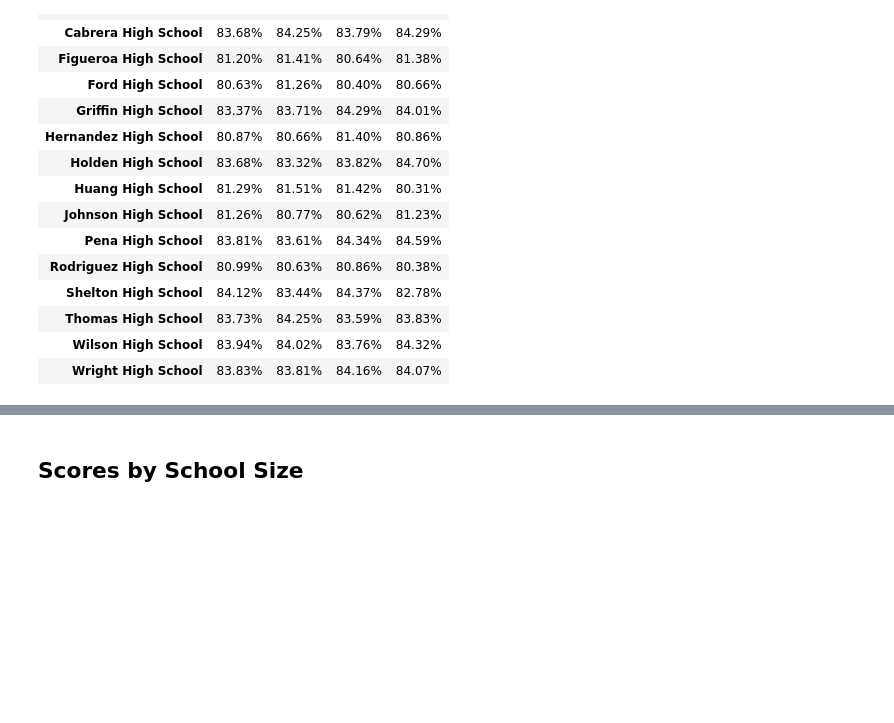
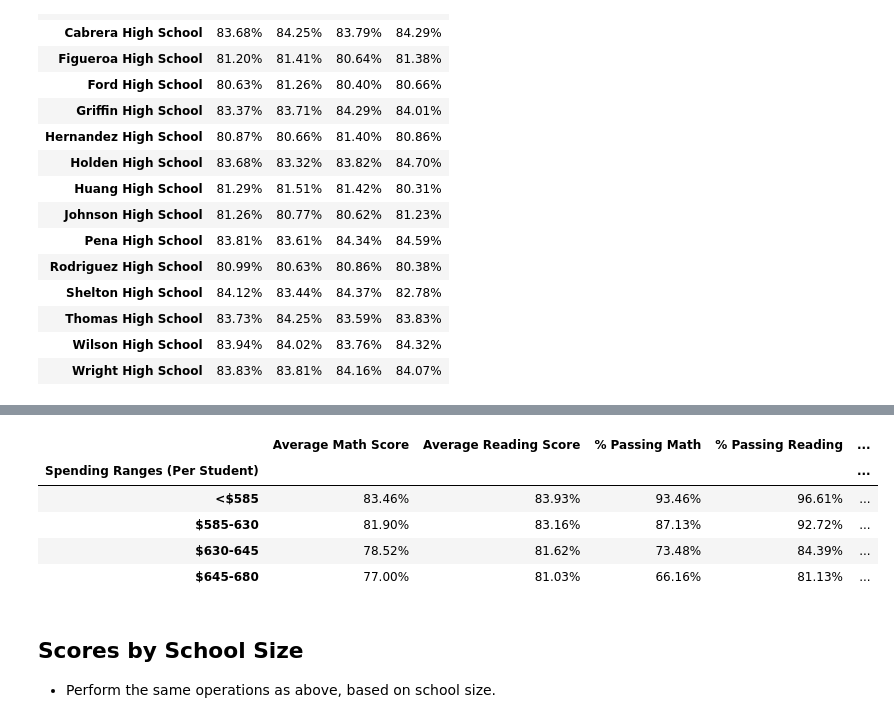
Before and after one commit to engeljason/pandas_playground, a Jupyter notebook: PyCitySchools/PyCitySchools_starter.ipynb, the cells around one changed output, grey strips where cells are left out. Saved outputs shown, nothing was run; the diff lists cells and outputs as text; code cells hidden in the pictures; blank space fills up the shorter version.

Commit message:
score by attribute

```diff
--- a/PyCitySchools/PyCitySchools_starter.ipynb
+++ b/PyCitySchools/PyCitySchools_starter.ipynb
@@ -273,2 +289,13 @@ reading_scores_by_grade()
+# %%
+scores_by_school_spending()
+# %% [output]
+|  | Average Math Score | Average Reading Score | % Passing Math | % Passing Reading | ... |
+| Spending Ranges (Per Student) |  |  |  |  | ... |
+| <$585 | 83.46% | 83.93% | 93.46% | 96.61% | ... |
+| $585-630 | 81.90% | 83.16% | 87.13% | 92.72% | ... |
+| $630-645 | 78.52% | 81.62% | 73.48% | 84.39% | ... |
+| $645-680 | 77.00% | 81.03% | 66.16% | 81.13% | ... |
 # %% [markdown]
 ## Scores by School Size
+
+* Perform the same operations as above, based on school size.
```
Also changed, not shown: parts of 16 cells of this notebook.
